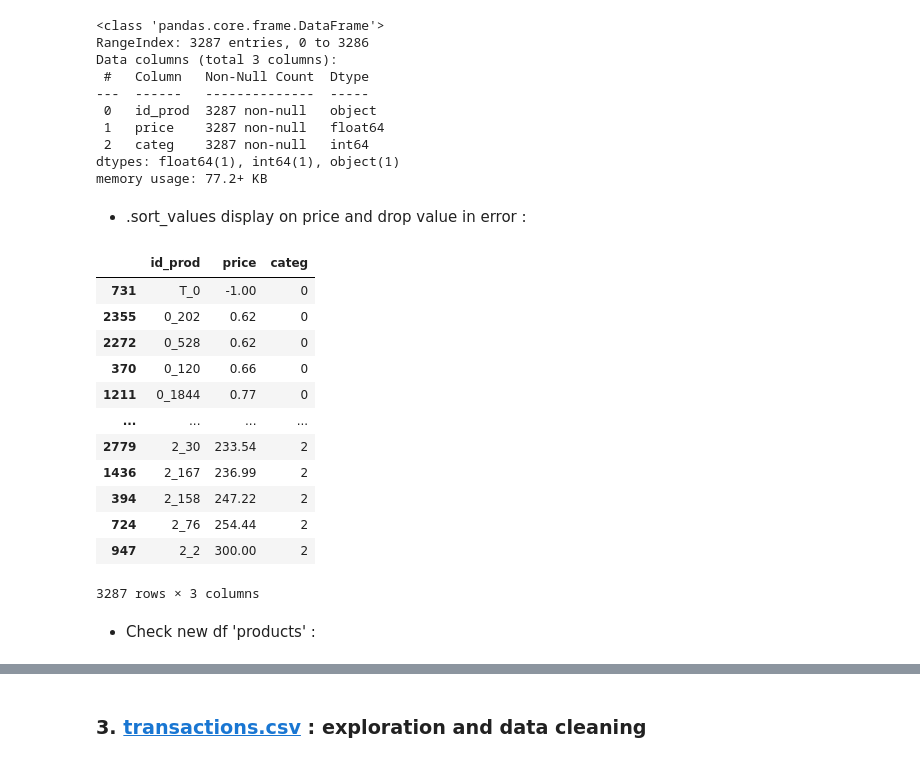
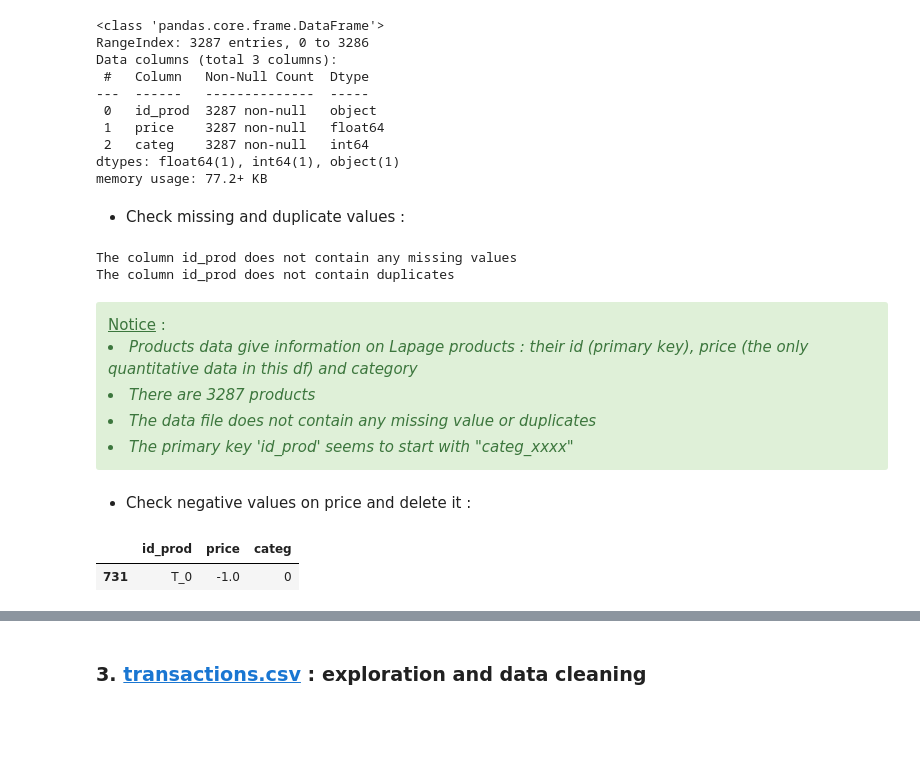
Before and after one commit to donia-nefiz/Analyze-bookstore-sales-with-Python, a Jupyter notebook: Analyze-bookstore-sales-with-Python.ipynb, the cells around one changed output, grey strips where cells are left out. Saved outputs shown, nothing was run; the diff lists cells and outputs as text; code cells hidden in the pictures; blank space fills up the shorter version.

```diff
--- a/Analyze-bookstore-sales-with-Python.ipynb
+++ b/Analyze-bookstore-sales-with-Python.ipynb
@@ -154,21 +207,26 @@ Data columns (total 3 columns):
  2   categ    3287 non-null   int64
 dtypes: float64(1), int64(1), object(1)
 memory usage: 77.2+ KB
+# %% [markdown]
+- Check missing and duplicate values :
+# %%
+check_nan(products, "id_prod")
+check_duplicates(products,"id_prod")
+# %% [output]
+The column id_prod does not contain any missing values
+The column id_prod does not contain duplicates
+# %% [markdown]
+<div class="alert-success">
+    <u>Notice</u> :
+<i><br><li> Products data give information on Lapage products : their id (primary key), price (the only quantitative data in this df) and category</br></li>
+<li> There are 3287 products</li>
+<li> The data file does not contain any missing value or duplicates</li>
+<li> The primary key 'id_prod' seems to start with "categ_xxxx"</li>
+</i></div>
 # %% [markdown]
-- .sort_values display on price and drop value in error :
+- Check negative values on price and delete it :
 # %%
-products.sort_values(by=['price'])
+products[products["price"]<0]
 # %% [output]
 |  | id_prod | price | categ |
-| 731 | T_0 | -1.00 | 0 |
-| 2355 | 0_202 | 0.62 | 0 |
-| 2272 | 0_528 | 0.62 | 0 |
-| 370 | 0_120 | 0.66 | 0 |
-| 1211 | 0_1844 | 0.77 | 0 |
-| ... | ... | ... | ... |
-| 2779 | 2_30 | 233.54 | 2 |
-| 1436 | 2_167 | 236.99 | 2 |
-| 394 | 2_158 | 247.22 | 2 |
-| 724 | 2_76 | 254.44 | 2 |
-| 947 | 2_2 | 300.00 | 2 |
+| 731 | T_0 | -1.0 | 0 |
-3287 rows × 3 columns
@@ -177,2 +232,0 @@ products = products.drop([731]).reset_index(drop=True)
-# %% [markdown]
-- Check new df 'products' :
```
Also changed, not shown: parts of 98 cells of this notebook.
